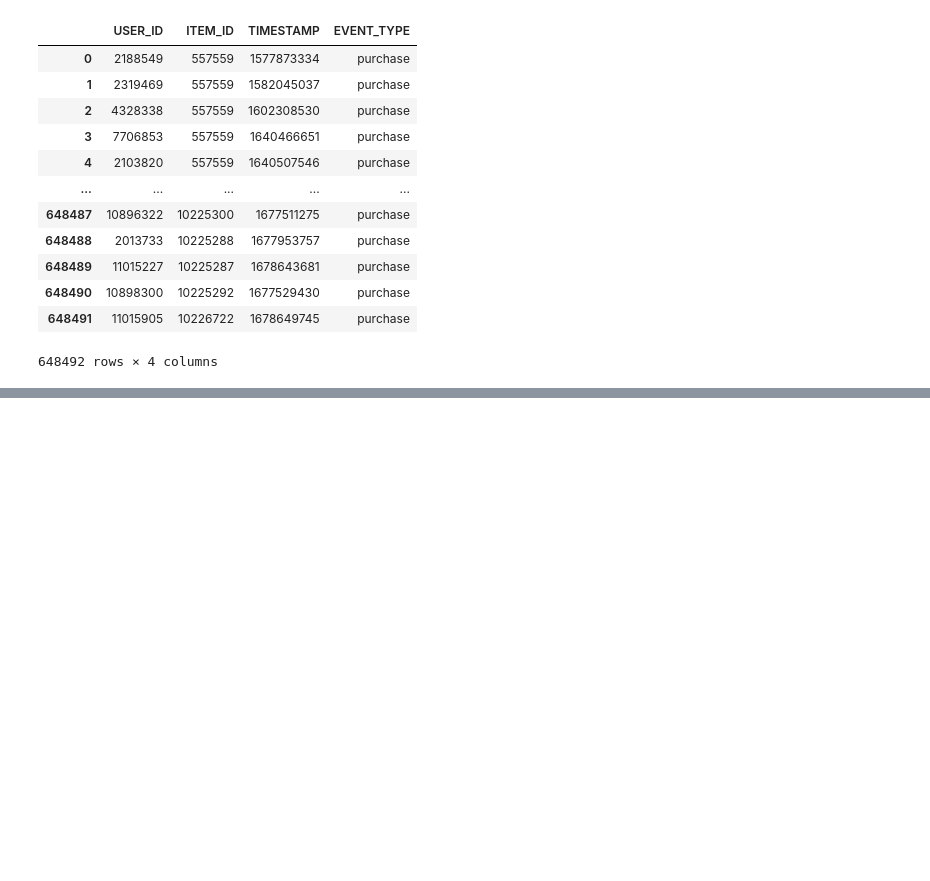
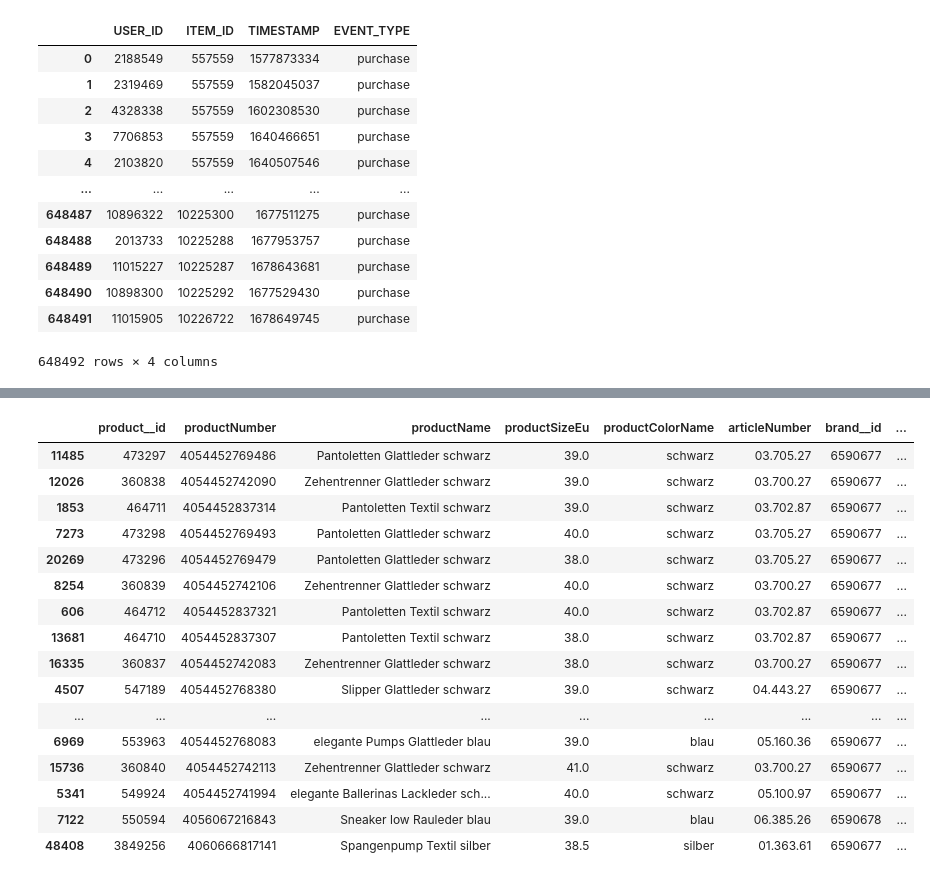
Before and after one commit to tomhuber96/master-thesis-practical-part, a Jupyter notebook: EDA/AWS/gabor_aws_preparation.ipynb, the cells around one changed output, grey strips where cells are left out. Cells and saved outputs as stored; diff of their text form; code cells hidden in the pictures; blank space fills up the shorter version.

```diff
--- a/EDA/AWS/gabor_aws_preparation.ipynb
+++ b/EDA/AWS/gabor_aws_preparation.ipynb
@@ -275,0 +375,20 @@ interaction_data.to_csv(basepath + 'interaction_data.csv', index=False, header=T
+# %%
+item_data[item_data['product__id'].isin(best_sellers_user_32578)].assign(product__id=lambda x: pd.Categorical(x['product__id'], categories=best_sellers_user_32578, ordered=True)).sort_values('product__id')
+# %% [output]
+|  | product__id | productNumber | productName | productSizeEu | productColorName | articleNumber | brand__id | ... |
+| 11485 | 473297 | 4054452769486 | Pantoletten Glattleder schwarz | 39.0 | schwarz | 03.705.27 | 6590677 | ... |
+| 12026 | 360838 | 4054452742090 | Zehentrenner Glattleder schwarz | 39.0 | schwarz | 03.700.27 | 6590677 | ... |
+| 1853 | 464711 | 4054452837314 | Pantoletten Textil schwarz | 39.0 | schwarz | 03.702.87 | 6590677 | ... |
+| 7273 | 473298 | 4054452769493 | Pantoletten Glattleder schwarz | 40.0 | schwarz | 03.705.27 | 6590677 | ... |
+| 20269 | 473296 | 4054452769479 | Pantoletten Glattleder schwarz | 38.0 | schwarz | 03.705.27 | 6590677 | ... |
+| 8254 | 360839 | 4054452742106 | Zehentrenner Glattleder schwarz | 40.0 | schwarz | 03.700.27 | 6590677 | ... |
+| 606 | 464712 | 4054452837321 | Pantoletten Textil schwarz | 40.0 | schwarz | 03.702.87 | 6590677 | ... |
+| 13681 | 464710 | 4054452837307 | Pantoletten Textil schwarz | 38.0 | schwarz | 03.702.87 | 6590677 | ... |
+| 16335 | 360837 | 4054452742083 | Zehentrenner Glattleder schwarz | 38.0 | schwarz | 03.700.27 | 6590677 | ... |
+| 4507 | 547189 | 4054452768380 | Slipper Glattleder schwarz | 39.0 | schwarz | 04.443.27 | 6590677 | ... |
+| ... | ... | ... | ... | ... | ... | ... | ... | ... |
+| 6969 | 553963 | 4054452768083 | elegante Pumps Glattleder blau | 39.0 | blau | 05.160.36 | 6590677 | ... |
+| 15736 | 360840 | 4054452742113 | Zehentrenner Glattleder schwarz | 41.0 | schwarz | 03.700.27 | 6590677 | ... |
+| 5341 | 549924 | 4054452741994 | elegante Ballerinas Lackleder sch... | 40.0 | schwarz | 05.100.97 | 6590677 | ... |
+| 7122 | 550594 | 4056067216843 | Sneaker low Rauleder blau | 39.0 | blau | 06.385.26 | 6590678 | ... |
+| 48408 | 3849256 | 4060666817141 | Spangenpump Textil silber | 38.5 | silber | 01.363.61 | 6590677 | ... |
```
Also changed, not shown: parts of 8 cells of this notebook, 1 other file.
